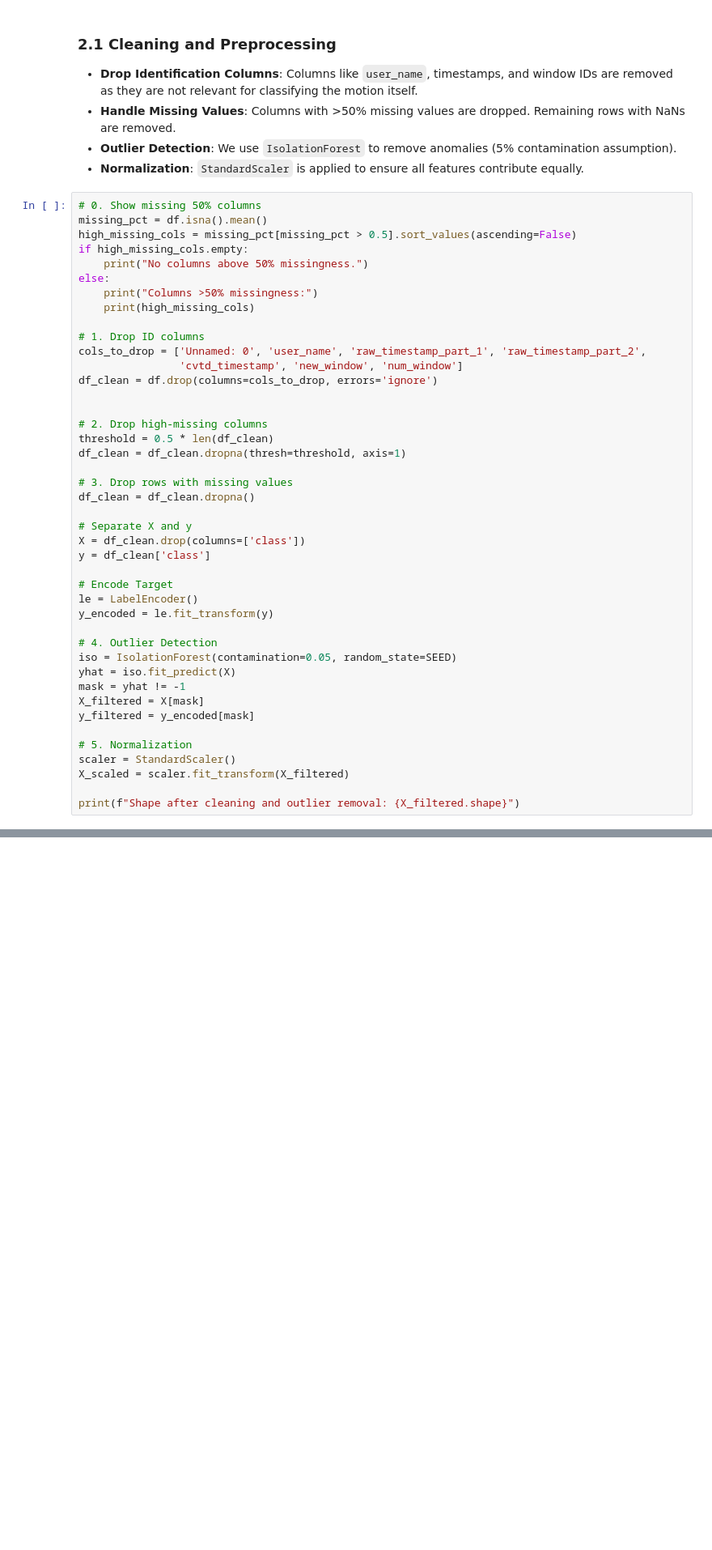
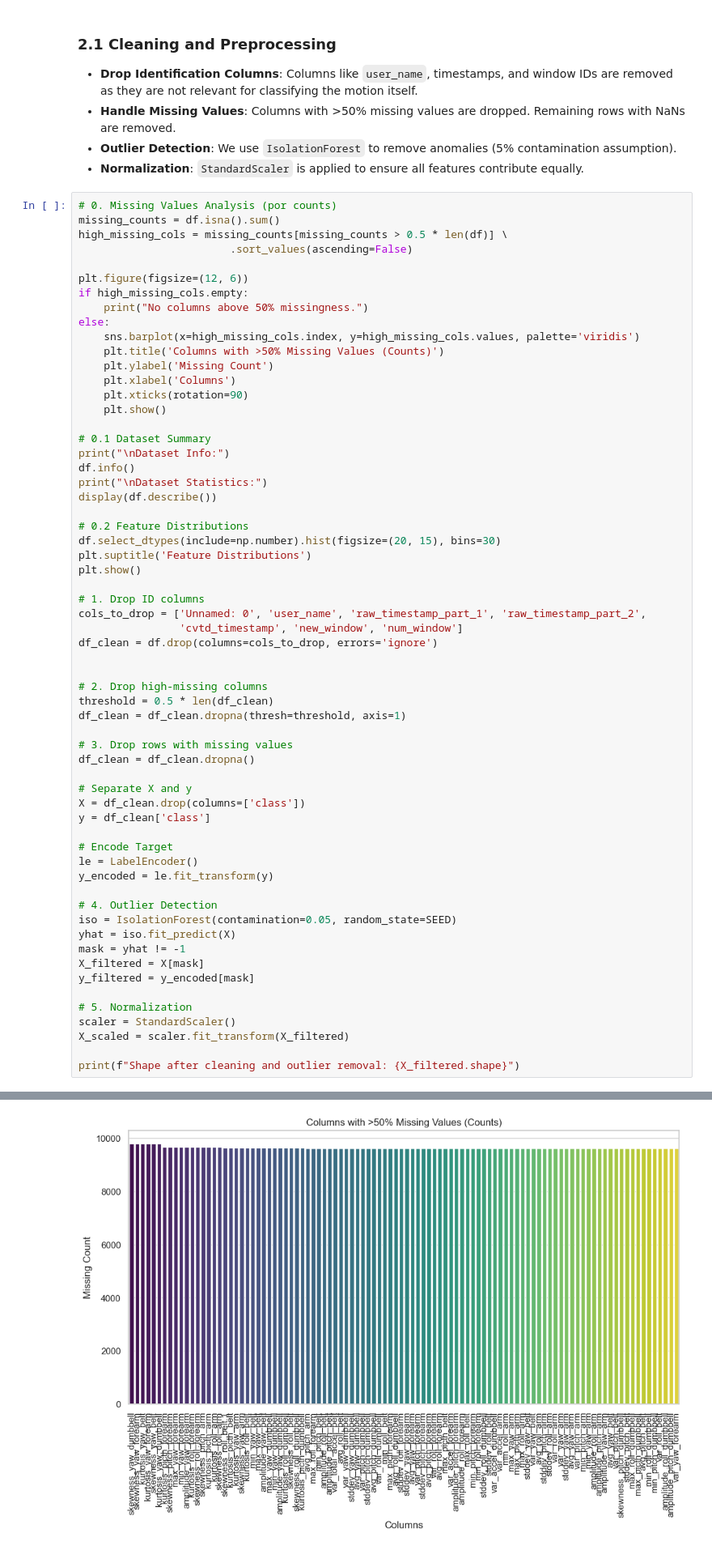
Before and after one commit to alerodriargui/AprenentatgeAutomatic, a Jupyter notebook: handout.ipynb, the cells around one changed output, grey strips where cells are left out. Shown: that part at 81% size. Saved outputs shown, nothing was run; the diff lists cells and outputs as text; blank space fills up the shorter version.

```diff
--- a/handout.ipynb
+++ b/handout.ipynb
@@ -63,14 +53,32 @@ ModuleNotFoundError: No module named 'pandas'
 *   **Outlier Detection**: We use `IsolationForest` to remove anomalies (5% contamination assumption).
 *   **Normalization**: `StandardScaler` is applied to ensure all features contribute equally.
 # %%
-# 0. Show missing 50% columns
-missing_pct = df.isna().mean()
-high_missing_cols = missing_pct[missing_pct > 0.5].sort_values(ascending=False)
+# 0. Missing Values Analysis (por counts)
+missing_counts = df.isna().sum()
+high_missing_cols = missing_counts[missing_counts > 0.5 * len(df)] \
+                        .sort_values(ascending=False)
+
+plt.figure(figsize=(12, 6))
 if high_missing_cols.empty:
     print("No columns above 50% missingness.")
 else:
-    print("Columns >50% missingness:")
-    print(high_missing_cols)
+    sns.barplot(x=high_missing_cols.index, y=high_missing_cols.values, palette='viridis')
+    plt.title('Columns with >50% Missing Values (Counts)')
+    plt.ylabel('Missing Count')
+    plt.xlabel('Columns')
+    plt.xticks(rotation=90)
+    plt.show()
+
+# 0.1 Dataset Summary
+print("\nDataset Info:")
+df.info()
+print("\nDataset Statistics:")
+display(df.describe())
+
+# 0.2 Feature Distributions
+df.select_dtypes(include=np.number).hist(figsize=(20, 15), bins=30)
+plt.suptitle('Feature Distributions')
+plt.show()
 
 # 1. Drop ID columns
 cols_to_drop = ['Unnamed: 0', 'user_name', 'raw_timestamp_part_1', 'raw_timestamp_part_2',
@@ -109,0 +120 @@ NameError: name 'df' is not defined
+[figure, added]
```
Also changed, not shown: parts of 5 cells of this notebook, 1 other file.
